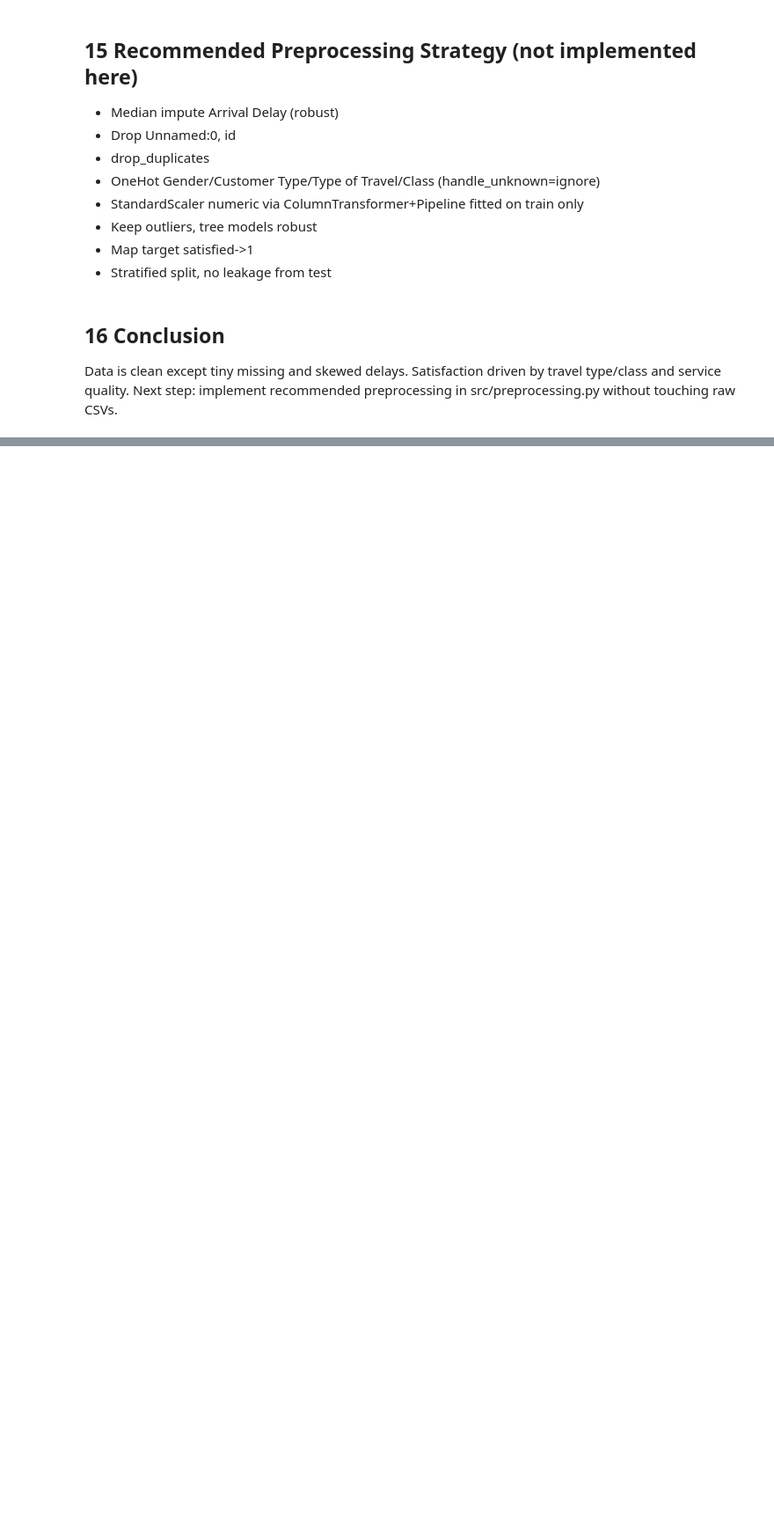
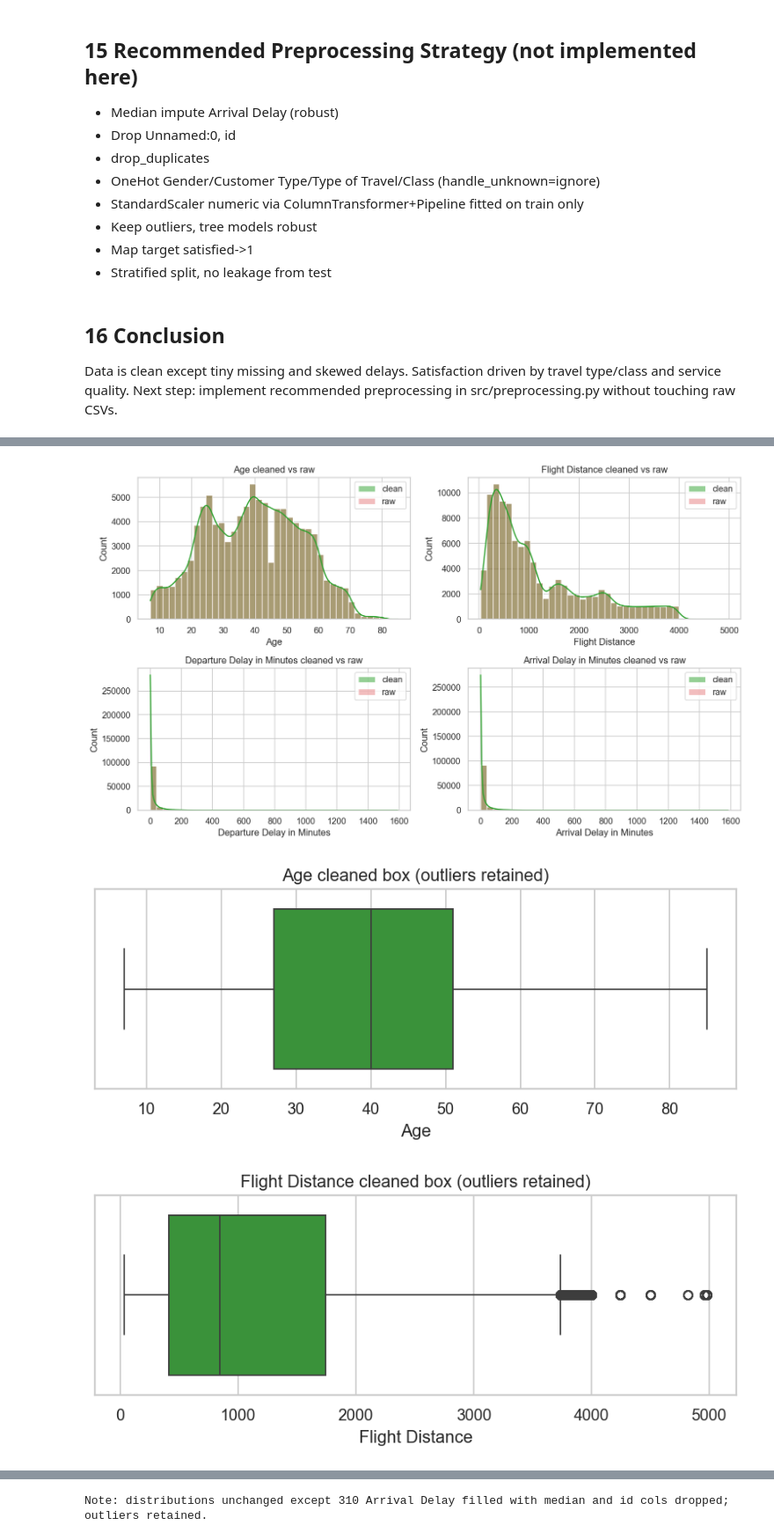
Before and after one commit to Dixitjami/Airline-Passenger-Satisfaction, a Jupyter notebook: notebooks/01_EDA.ipynb, the cells around one changed output, grey strips where cells are left out. Shown at 88% size. Saved outputs shown, nothing was run; the diff lists cells and outputs as text; code cells hidden in the pictures; blank space fills up the shorter version.

Commit message:
Add cleaned-data EDA and preprocessing logging

```diff
--- a/notebooks/01_EDA.ipynb
+++ b/notebooks/01_EDA.ipynb
@@ -384,0 +423,14 @@ Data is clean except tiny missing and skewed delays. Satisfaction driven by trav
+# %%
+import sys
+from pathlib import Path
+ROOT=Path('..').resolve()
+if str(ROOT) not in sys.path:
+    sys.path.insert(0,str(ROOT))
+import src.logger
+from src.preprocessing import clean_data
+import pandas as pd
+df_raw=pd.read_csv(ROOT/'dataset/train.csv')
+df_clean=clean_data(df_raw, arrival_median=df_raw['Arrival Delay in Minutes'].median())
+print('raw',df_raw.shape,'clean',df_clean.shape,' cols dropped', set(df_raw.columns)-set(df_clean.columns))
+print('missing after', int(df_clean.isnull().sum().sum()))
+print(df_clean.describe().T.head(10))
@@ -384,0 +455,19 @@ Data is clean except tiny missing and skewed delays. Satisfaction driven by trav
+# %%
+import matplotlib.pyplot as plt, seaborn as sns
+fig,axes=plt.subplots(2,2,figsize=(12,7))
+for ax,c in zip(axes.flat,['Age','Flight Distance','Departure Delay in Minutes','Arrival Delay in Minutes']):
+    sns.histplot(df_clean[c], bins=40, kde=True, color='#2ca02c', ax=ax, label='clean')
+    sns.histplot(df_raw[c].dropna(), bins=40, kde=False, color='#d62728', alpha=0.3, ax=ax, label='raw')
+    ax.set_title(c+' cleaned vs raw')
+    ax.legend()
+plt.tight_layout(); plt.show()
+for c in ['Age','Flight Distance','Departure Delay in Minutes','Arrival Delay in Minutes']:
+    fig,ax=plt.subplots(figsize=(8,2.5))
+    sns.boxplot(x=df_clean[c], color='#2ca02c')
+    ax.set_title(c+' cleaned box (outliers retained)')
+    plt.show()
+print('Note: distributions unchanged except 310 Arrival Delay filled with median and id cols dropped; outliers retained.')
+# %% [output]
+[figure, added]
+[figure, added]
+[figure, added]
@@ -384,0 +476 @@ Data is clean except tiny missing and skewed delays. Satisfaction driven by trav
+Note: distributions unchanged except 310 Arrival Delay filled with median and id cols dropped; outliers retained.
```
Also changed, not shown: parts of 6 cells of this notebook, 2 other files.
